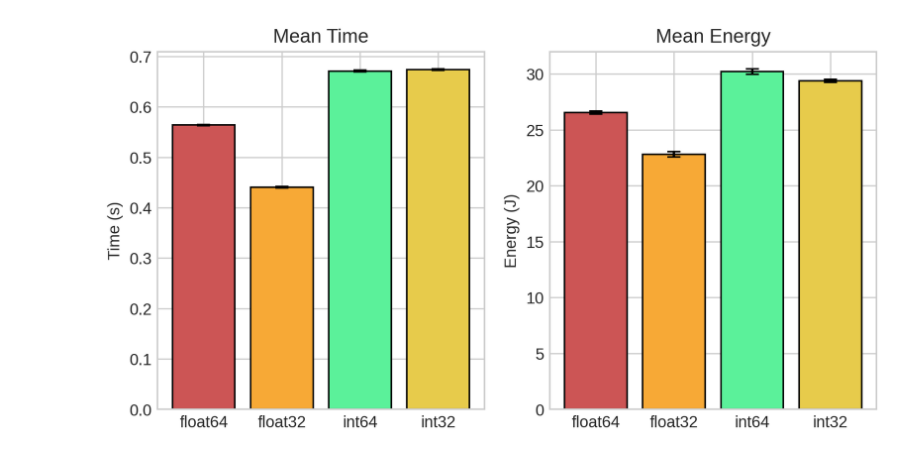
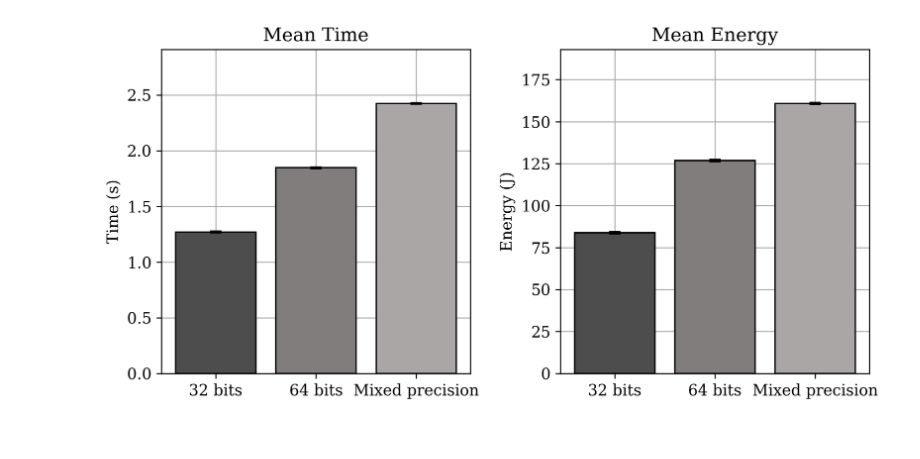
Before and after one commit to eguar11011/NumPrecEnergy, a Jupyter notebook: Resultados.ipynb, the cells around one changed output. Saved outputs shown, nothing was run; the diff lists cells and outputs as text; code cells hidden in the pictures.

```diff
--- a/Resultados.ipynb
+++ b/Resultados.ipynb
@@ -73,0 +45,8 @@ Categories (4, object): ['Precision_simple.jl' < 'Precision_doble.jl' < 'Flotant
+# %%
+
+# Filtrar scripts de interés
+scripts_filtrados = [  "64_Frank_lu.jl"
+  ,"32_Frank_lu.jl",
+  "32_64_Frank_lur_refinado.jl"]
+df = df[df["script"].isin(scripts_filtrados)].dropna(subset=["tiempo_s","energia_j"])
+df
@@ -74,65 +67,69 @@ Categories (4, object): ['Precision_simple.jl' < 'Precision_doble.jl' < 'Flotant
 # %%
-
-# Función para quitar outliers
+# Quitar outliers (IQR)
 def remove_outliers_iqr(df, columnas):
     df_clean = df.copy()
     for col in columnas:
-        Q1 = df[col].quantile(0.25)
-        Q3 = df[col].quantile(0.75)
+        Q1 = df_clean[col].quantile(0.25)
+        Q3 = df_clean[col].quantile(0.75)
         IQR = Q3 - Q1
-        lower = Q1 - 1.5 * IQR
-        upper = Q3 + 1.5 * IQR
+        lower, upper = Q1 - 1.5*IQR, Q3 + 1.5*IQR
         df_clean = df_clean[(df_clean[col] >= lower) & (df_clean[col] <= upper)]
     return df_clean
 
-# Limpiar outliers
 df_clean = remove_outliers_iqr(df, ["tiempo_s", "energia_j"])
 
-# Calcular estadísticas
-df_stats = df_clean.groupby("script")[["tiempo_s", "energia_j"]].agg(['mean', 'var']).reset_index()
-df_stats.columns = ['script', 'tiempo_promedio', 'tiempo_varianza', 'energia_promedio', 'energia_varianza']
+# Estadísticas: media y desviación estándar
+df_stats = df_clean.groupby("script")[["tiempo_s", "energia_j"]].agg(['mean', 'std']).reset_index()
+df_stats.columns = ['script', 'tiempo_promedio', 'tiempo_std', 'energia_promedio', 'energia_std']
 
-# --- Visualización estilo paper ---
-fig, axes = plt.subplots(1, 2, figsize=(8,4), dpi=300)
+label_map = {
+    "32_Frank_lu.jl": "32 bits",
+    "64_Frank_lu.jl": "64 bits",
+    "32_64_Frank_lur_refinado.jl": "Mixed precision"
+}
+df_stats['label'] = df_stats['script'].map(label_map).fillna(df_stats['script'])
 
-# Colores sobrios (grises)
-colors = ["#cc5555", "#f7a936", "#5bf19a","#e7cb4b"]
+# Orden deseado
+desired_order = [s for s in ["32_Frank_lu.jl","64_Frank_lu.jl","32_64_Frank_lur_refinado.jl"] if s in df_stats['script'].values]
+if desired_order:
+    df_stats = df_stats.set_index('script').loc[desired_order].reset_index()
+    df_stats['label'] = df_stats['script'].map(label_map).fillna(df_stats['script'])
 
-mapeo = {
-    "Precision_simple.jl": "int32",
-    "Precision_doble.jl": "int64",
-    "Flotantes_precision_simple.jl": "float32",
-    "Flotantes_precision_doble.jl": "float64"
-}
+print(df_stats)
 
-# Tiempo promedio
+# --- Plot (labels vienen del dataframe, así no hay desajuste) ---
+plt.rcParams.update({"font.family": "serif", "font.size": 11})
+fig, axes = plt.subplots(1, 2, figsize=(8, 4), dpi=300)
+colors = ["#4d4d4d", "#817d7d",  "#aaa6a6"]
+
+# Activar grilla detrás de las barras
+for ax in axes:
+    ax.grid(True)               # activar grilla
+    ax.set_axisbelow(True)      # que la grilla quede detrás de las barras
+
+# --- Tiempo promedio ---
 axes[0].bar(
-    df_stats["script"], df_stats["tiempo_promedio"],
-    yerr=df_stats["tiempo_varianza"]**0.5,
-    color=colors, capsize=4, edgecolor="black"
+    df_stats["label"], df_stats["tiempo_promedio"],
+    yerr=df_stats["tiempo_std"], color=colors[:len(df_stats)],
+    capsize=4, edgecolor="black"
 )
 axes[0].set_ylabel("Time (s)")
-axes[0].set_xticks(range(len(df_stats)))
-axes[0].set_xticklabels([mapeo[s] for s in df_stats["script"]])
 axes[0].set_title("Mean Time")
+if df_stats["tiempo_promedio"].notna().any():
+    axes[0].set_ylim(0, df_stats["tiempo_promedio"].max() * 1.2)
 
-# Energía promedio
+# --- Energía promedio ---
 axes[1].bar(
-    df_stats["script"], df_stats["energia_promedio"],
-    yerr=df_stats["energia_varianza"]**0.5,
-    color=colors, capsize=4, edgecolor="black"
+    df_stats["label"], df_stats["energia_promedio"],
+    yerr=df_stats["energia_std"], color=colors[:len(df_stats)],
+    capsize=4, edgecolor="black"
 )
 axes[1].set_ylabel("Energy (J)")
-axes[1].set_xticks(range(len(df_stats)))
-axes[1].set_xticklabels([mapeo[s] for s in df_stats["script"]])
 axes[1].set_title("Mean Energy")
+if df_stats["energia_promedio"].notna().any():
+    axes[1].set_ylim(0, df_stats["energia_promedio"].max() * 1.2)
 
-
-# Ajustar diseño
-
-# Guardar en formato de alta calidad
-plt.savefig("comparacion_precision.pdf", bbox_inches="tight")
-plt.savefig("comparacion_precision.png", dpi=300, bbox_inches="tight")
-
+plt.tight_layout()
+plt.savefig("comparacion_precision_corregida.png", dpi=300, bbox_inches="tight")
 plt.show()
 # %% [output]
@@ -139 +145 @@ plt.show()
-[figure, old version]
+[figure, new version]
```
Also changed, not shown: parts of 8 cells of this notebook, 5 other files.
